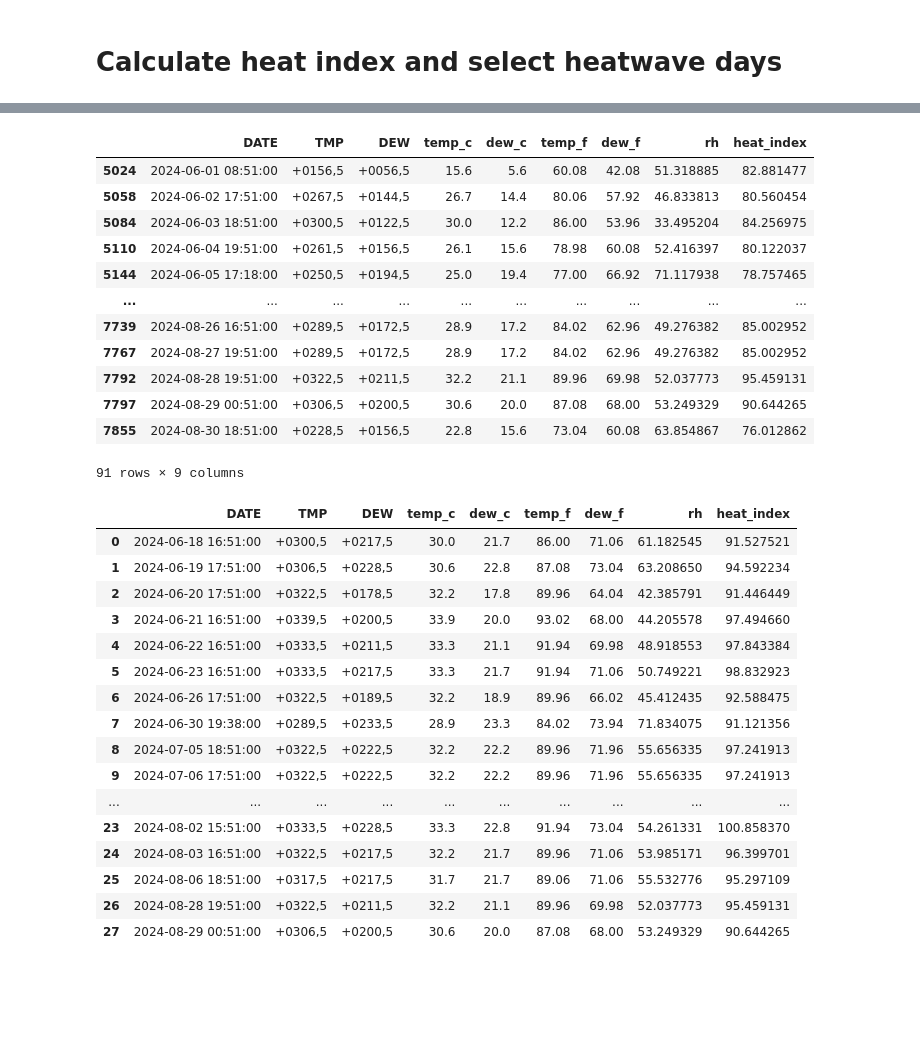
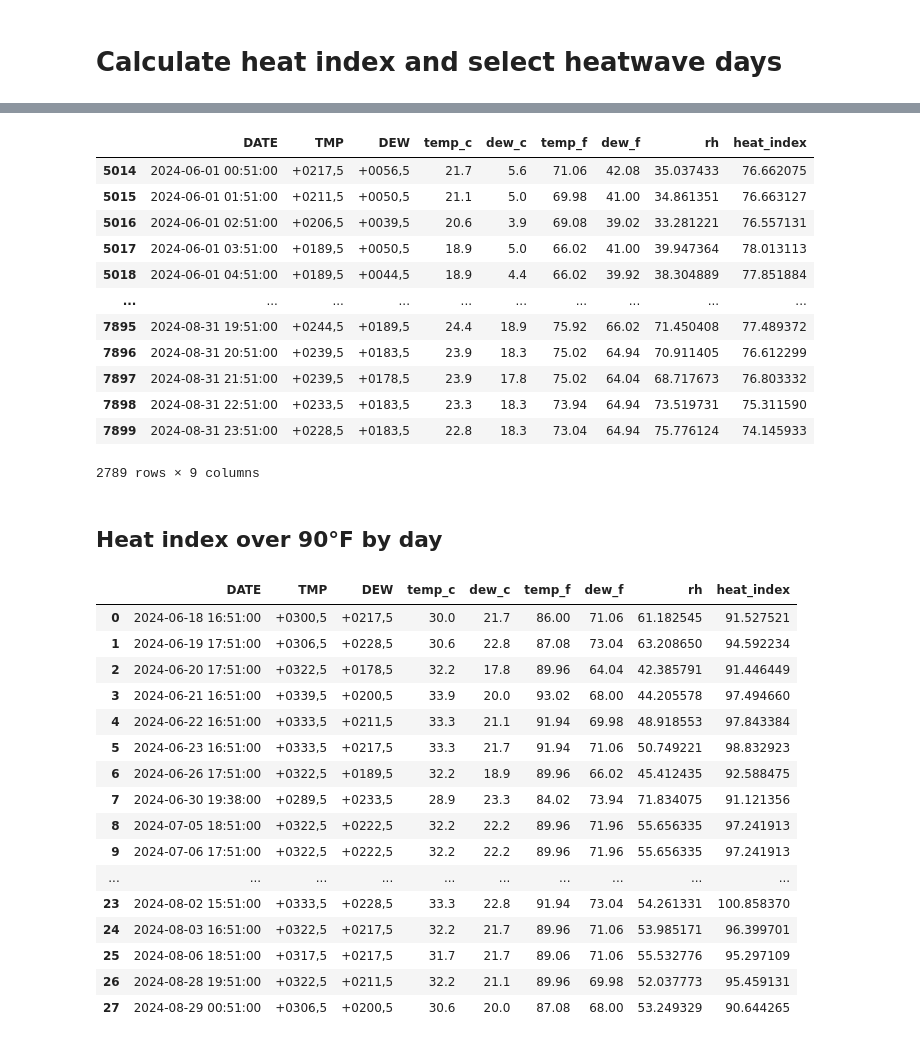
Before and after one commit to wherehaveyubin/research, a Jupyter notebook: 2025-Heat/heat-index.ipynb, the cells around one changed output, grey strips where cells are left out. Drawn from its saved outputs; the diff is of its cells as text; code cells hidden in the pictures; blank space fills up the shorter version.

```diff
--- a/2025-Heat/heat-index.ipynb
+++ b/2025-Heat/heat-index.ipynb
@@ -86,72 +125,75 @@ $$
 **Reference**
 - NOAA: [https://www.weather.gov/ama/heatindex](https://www.weather.gov/ama/heatindex)
 # %%
+weather = weather.copy()
+
 # Compute Relative Humidity (RH) from temperature (°C) and dew point (°C)
 def compute_rh(temp_c, dew_c):
     es = 6.11 * 10 ** ((7.5 * temp_c) / (237.3 + temp_c))  # Saturation vapor pressure
     e = 6.11 * 10 ** ((7.5 * dew_c) / (237.3 + dew_c))     # Actual vapor pressure
     rh = 100 * e / es
     return np.clip(rh, 0, 100)
 
 weather['rh'] = weather.apply(lambda row: compute_rh(row['temp_c'], row['dew_c']), axis=1)
 
 # Compute Heat Index (HI) from temperature (°F) and RH (%)
 def compute_heat_index(temp_f, rh):
     c1 = -42.379
     c2 = 2.04901523
     c3 = 10.14333127
     c4 = -0.22475541
     c5 = -0.00683783
     c6 = -0.05481717
     c7 = 0.00122874
     c8 = 0.00085282
     c9 = -0.00000199
 
     hi = (c1 + c2 * temp_f + c3 * rh + c4 * temp_f * rh + c5 * temp_f ** 2 +
           c6 * rh ** 2 + c7 * temp_f ** 2 * rh + c8 * temp_f * rh ** 2 +
           c9 * temp_f ** 2 * rh ** 2)
     return hi
 
 weather['heat_index'] = weather.apply(lambda row: compute_heat_index(row['temp_f'], row['rh']), axis=1)
+weather
+# %% [output]
+|  | DATE | TMP | DEW | temp_c | dew_c | temp_f | dew_f | rh | heat_index |
+| 5014 | 2024-06-01 00:51:00 | +0217,5 | +0056,5 | 21.7 | 5.6 | 71.06 | 42.08 | 35.037433 | 76.662075 |
+| 5015 | 2024-06-01 01:51:00 | +0211,5 | +0050,5 | 21.1 | 5.0 | 69.98 | 41.00 | 34.861351 | 76.663127 |
+| 5016 | 2024-06-01 02:51:00 | +0206,5 | +0039,5 | 20.6 | 3.9 | 69.08 | 39.02 | 33.281221 | 76.557131 |
+| 5017 | 2024-06-01 03:51:00 | +0189,5 | +0050,5 | 18.9 | 5.0 | 66.02 | 41.00 | 39.947364 | 78.013113 |
+| 5018 | 2024-06-01 04:51:00 | +0189,5 | +0044,5 | 18.9 | 4.4 | 66.02 | 39.92 | 38.304889 | 77.851884 |
+| ... | ... | ... | ... | ... | ... | ... | ... | ... | ... |
+| 7895 | 2024-08-31 19:51:00 | +0244,5 | +0189,5 | 24.4 | 18.9 | 75.92 | 66.02 | 71.450408 | 77.489372 |
+| 7896 | 2024-08-31 20:51:00 | +0239,5 | +0183,5 | 23.9 | 18.3 | 75.02 | 64.94 | 70.911405 | 76.612299 |
+| 7897 | 2024-08-31 21:51:00 | +0239,5 | +0178,5 | 23.9 | 17.8 | 75.02 | 64.04 | 68.717673 | 76.803332 |
+| 7898 | 2024-08-31 22:51:00 | +0233,5 | +0183,5 | 23.3 | 18.3 | 73.94 | 64.94 | 73.519731 | 75.311590 |
+| 7899 | 2024-08-31 23:51:00 | +0228,5 | +0183,5 | 22.8 | 18.3 | 73.04 | 64.94 | 75.776124 | 74.145933 |
+2789 rows × 9 columns
+# %% [markdown]
+## Heat index over 90°F by day
 # %%
 # Extract the row with the highest 'heat_index' for each date
 max_hi_per_day = weather.loc[weather.groupby(weather['DATE'].dt.date)['heat_index'].idxmax()]
 max_hi_per_day.to_csv("2024_max_hi_per_day.csv", index=False)
 
-max_hi_per_day
+high_hi = max_hi_per_day[max_hi_per_day['heat_index'] >= 90]
+high_hi = high_hi.reset_index(drop=True)
+high_hi # 28 rows
 # %% [output]
 |  | DATE | TMP | DEW | temp_c | dew_c | temp_f | dew_f | rh | heat_index |
-| 5024 | 2024-06-01 08:51:00 | +0156,5 | +0056,5 | 15.6 | 5.6 | 60.08 | 42.08 | 51.318885 | 82.881477 |
-| 5058 | 2024-06-02 17:51:00 | +0267,5 | +0144,5 | 26.7 | 14.4 | 80.06 | 57.92 | 46.833813 | 80.560454 |
-| 5084 | 2024-06-03 18:51:00 | +0300,5 | +0122,5 | 30.0 | 12.2 | 86.00 | 53.96 | 33.495204 | 84.256975 |
-| 5110 | 2024-06-04 19:51:00 | +0261,5 | +0156,5 | 26.1 | 15.6 | 78.98 | 60.08 | 52.416397 | 80.122037 |
-| 5144 | 2024-06-05 17:18:00 | +0250,5 | +0194,5 | 25.0 | 19.4 | 77.00 | 66.92 | 71.117938 | 78.757465 |
+| 0 | 2024-06-18 16:51:00 | +0300,5 | +0217,5 | 30.0 | 21.7 | 86.00 | 71.06 | 61.182545 | 91.527521 |
+| 1 | 2024-06-19 17:51:00 | +0306,5 | +0228,5 | 30.6 | 22.8 | 87.08 | 73.04 | 63.208650 | 94.592234 |
+| 2 | 2024-06-20 17:51:00 | +0322,5 | +0178,5 | 32.2 | 17.8 | 89.96 | 64.04 | 42.385791 | 91.446449 |
+| 3 | 2024-06-21 16:51:00 | +0339,5 | +0200,5 | 33.9 | 20.0 | 93.02 | 68.00 | 44.205578 | 97.494660 |
+| 4 | 2024-06-22 16:51:00 | +0333,5 | +0211,5 | 33.3 | 21.1 | 91.94 | 69.98 | 48.918553 | 97.843384 |
+| 5 | 2024-06-23 16:51:00 | +0333,5 | +0217,5 | 33.3 | 21.7 | 91.94 | 71.06 | 50.749221 | 98.832923 |
+| 6 | 2024-06-26 17:51:00 | +0322,5 | +0189,5 | 32.2 | 18.9 | 89.96 | 66.02 | 45.412435 | 92.588475 |
+| 7 | 2024-06-30 19:38:00 | +0289,5 | +0233,5 | 28.9 | 23.3 | 84.02 | 73.94 | 71.834075 | 91.121356 |
+| 8 | 2024-07-05 18:51:00 | +0322,5 | +0222,5 | 32.2 | 22.2 | 89.96 | 71.96 | 55.656335 | 97.241913 |
+| 9 | 2024-07-06 17:51:00 | +0322,5 | +0222,5 | 32.2 | 22.2 | 89.96 | 71.96 | 55.656335 | 97.241913 |
 | ... | ... | ... | ... | ... | ... | ... | ... | ... | ... |
-| 7739 | 2024-08-26 16:51:00 | +0289,5 | +0172,5 | 28.9 | 17.2 | 84.02 | 62.96 | 49.276382 | 85.002952 |
-| 7767 | 2024-08-27 19:51:00 | +0289,5 | +0172,5 | 28.9 | 17.2 | 84.02 | 62.96 | 49.276382 | 85.002952 |
-| 7792 | 2024-08-28 19:51:00 | +0322,5 | +0211,5 | 32.2 | 21.1 | 89.96 | 69.98 | 52.037773 | 95.459131 |
-| 7797 | 2024-08-29 00:51:00 | +0306,5 | +0200,5 | 30.6 | 20.0 | 87.08 | 68.00 | 53.249329 | 90.644265 |
-| 7855 | 2024-08-30 18:51:00 | +0228,5 | +0156,5 | 22.8 | 15.6 | 73.04 | 60.08 | 63.854867 | 76.012862 |
+| 23 | 2024-08-02 15:51:00 | +0333,5 | +0228,5 | 33.3 | 22.8 | 91.94 | 73.04 | 54.261331 | 100.858370 |
+| 24 | 2024-08-03 16:51:00 | +0322,5 | +0217,5 | 32.2 | 21.7 | 89.96 | 71.06 | 53.985171 | 96.399701 |
+| 25 | 2024-08-06 18:51:00 | +0317,5 | +0217,5 | 31.7 | 21.7 | 89.06 | 71.06 | 55.532776 | 95.297109 |
+| 26 | 2024-08-28 19:51:00 | +0322,5 | +0211,5 | 32.2 | 21.1 | 89.96 | 69.98 | 52.037773 | 95.459131 |
+| 27 | 2024-08-29 00:51:00 | +0306,5 | +0200,5 | 30.6 | 20.0 | 87.08 | 68.00 | 53.249329 | 90.644265 |
-91 rows × 9 columns
-# %%
-high_hi = max_hi_per_day[max_hi_per_day['heat_index'] >= 90]
-high_hi = high_hi.reset_index(drop=True)
-high_hi # 28 rows
-# %% [output]
-|  | DATE | TMP | DEW | temp_c | dew_c | temp_f | dew_f | rh | heat_index |
-| 0 | 2024-06-18 16:51:00 | +0300,5 | +0217,5 | 30.0 | 21.7 | 86.00 | 71.06 | 61.182545 | 91.527521 |
-| 1 | 2024-06-19 17:51:00 | +0306,5 | +0228,5 | 30.6 | 22.8 | 87.08 | 73.04 | 63.208650 | 94.592234 |
-| 2 | 2024-06-20 17:51:00 | +0322,5 | +0178,5 | 32.2 | 17.8 | 89.96 | 64.04 | 42.385791 | 91.446449 |
-| 3 | 2024-06-21 16:51:00 | +0339,5 | +0200,5 | 33.9 | 20.0 | 93.02 | 68.00 | 44.205578 | 97.494660 |
-| 4 | 2024-06-22 16:51:00 | +0333,5 | +0211,5 | 33.3 | 21.1 | 91.94 | 69.98 | 48.918553 | 97.843384 |
-| 5 | 2024-06-23 16:51:00 | +0333,5 | +0217,5 | 33.3 | 21.7 | 91.94 | 71.06 | 50.749221 | 98.832923 |
-| 6 | 2024-06-26 17:51:00 | +0322,5 | +0189,5 | 32.2 | 18.9 | 89.96 | 66.02 | 45.412435 | 92.588475 |
-| 7 | 2024-06-30 19:38:00 | +0289,5 | +0233,5 | 28.9 | 23.3 | 84.02 | 73.94 | 71.834075 | 91.121356 |
-| 8 | 2024-07-05 18:51:00 | +0322,5 | +0222,5 | 32.2 | 22.2 | 89.96 | 71.96 | 55.656335 | 97.241913 |
-| 9 | 2024-07-06 17:51:00 | +0322,5 | +0222,5 | 32.2 | 22.2 | 89.96 | 71.96 | 55.656335 | 97.241913 |
-| ... | ... | ... | ... | ... | ... | ... | ... | ... | ... |
-| 23 | 2024-08-02 15:51:00 | +0333,5 | +0228,5 | 33.3 | 22.8 | 91.94 | 73.04 | 54.261331 | 100.858370 |
-| 24 | 2024-08-03 16:51:00 | +0322,5 | +0217,5 | 32.2 | 21.7 | 89.96 | 71.06 | 53.985171 | 96.399701 |
-| 25 | 2024-08-06 18:51:00 | +0317,5 | +0217,5 | 31.7 | 21.7 | 89.06 | 71.06 | 55.532776 | 95.297109 |
-| 26 | 2024-08-28 19:51:00 | +0322,5 | +0211,5 | 32.2 | 21.1 | 89.96 | 69.98 | 52.037773 | 95.459131 |
-| 27 | 2024-08-29 00:51:00 | +0306,5 | +0200,5 | 30.6 | 20.0 | 87.08 | 68.00 | 53.249329 | 90.644265 |
```
Also changed, not shown: parts of 23 cells of this notebook.
